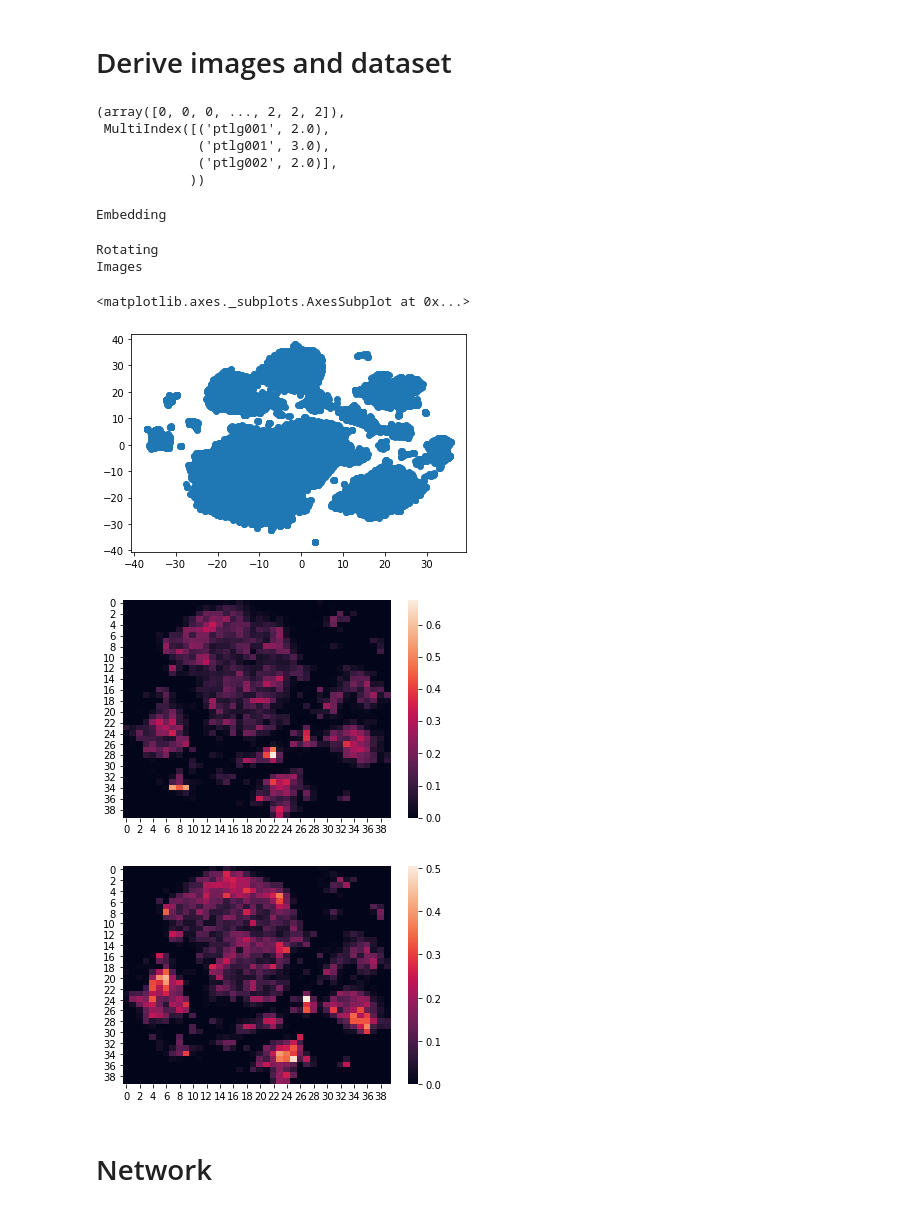
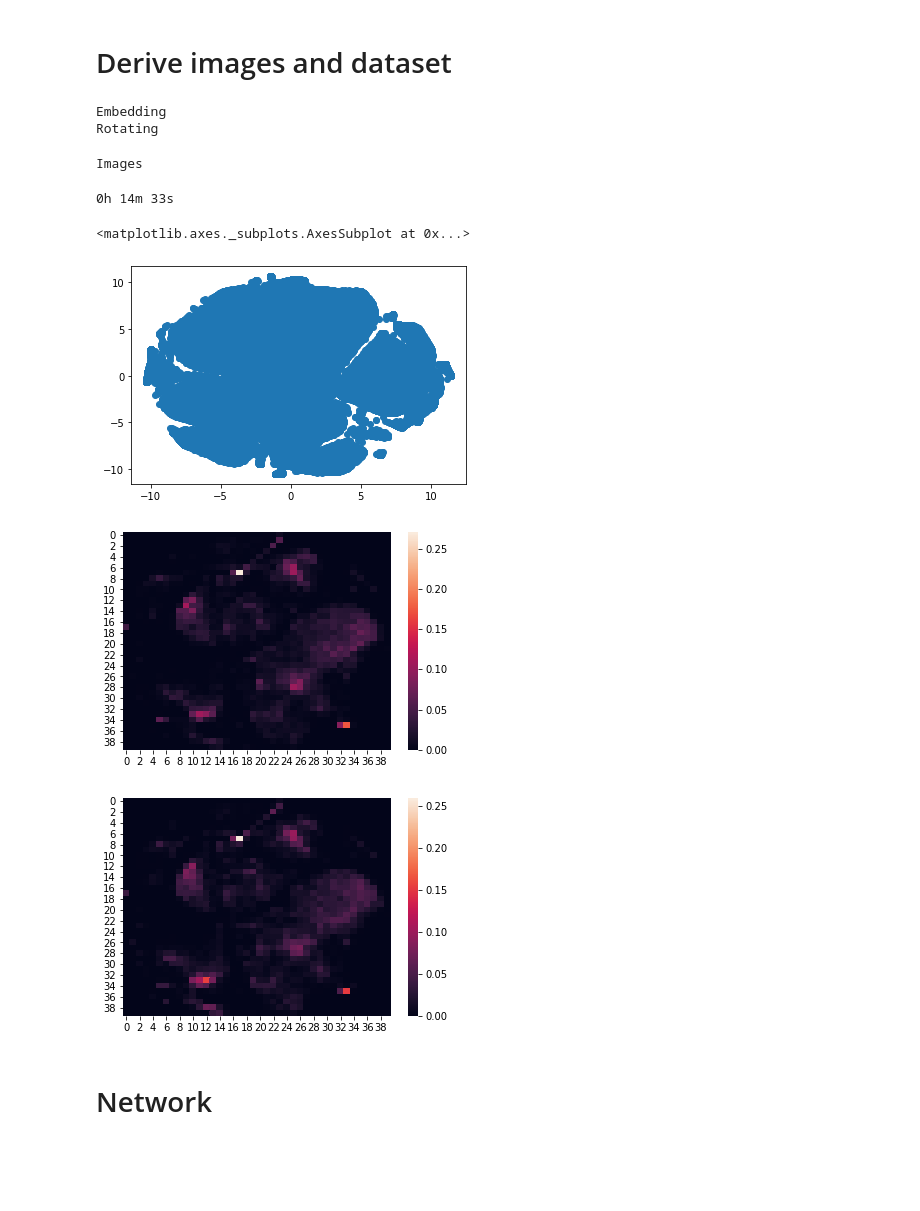
Before and after one commit to mariaxen/butterfly, a Jupyter notebook: notebooks/martin_003_deepinsight-single-cell.ipynb, the cells around one changed output. Cells and saved outputs as stored; diff of their text form; code cells hidden in the pictures; blank space fills up the shorter version.

```diff
--- a/notebooks/martin_003_deepinsight-single-cell.ipynb
+++ b/notebooks/martin_003_deepinsight-single-cell.ipynb
@@ -43,5 +105,2 @@ R.home()
 # %% [markdown]
 ## AFCS
-# %%
-import nalabafcs.automate.run.steps
-data_fcs = nalabafcs.automate.run.steps.load_fcs(n_jobs=3)
@@ -65,0 +107,11 @@ R[write to console]: The following objects are masked from ‘package:base’:
+# %%
+import nalabafcs.automate.run.steps
+import pathlib
+path = pathlib.Path(nb.file("fcs_temp.pickle"))
+if path.exists():
+    print("Loading from temp file")
+    data_fcs = pickle.load(open(path, "rb"))
+else:
+    print("Loading from FCS files")
+    data_fcs = nalabafcs.automate.run.steps.load_fcs(n_jobs=100)
+pickle.dump(data_fcs, open(path, "wb"))
@@ -67,7 +129,7 @@ R[write to console]: The following objects are masked from ‘package:base’:
 # Normalization
 # %%
 preprocessing = sklearn.preprocessing.MinMaxScaler().fit(data_fcs.features)
-data_features = preprocessing.transform(data_fcs.features)
+data_features = preprocessing.transform(data_fcs.features.values.copy(order="C"))
 # %% [markdown]
 # Test embeddings
 # %% [markdown]
@@ -195,32 +452,38 @@ Images
 # %%
 # sklearn.preprocessing.LabelEncoder().fit_transform(data_fcs.index.values)
 # data_fcs.index.values == data_fcs.index.values[0]
-data_fcs.index.factorize()
+# data_fcs.index.factorize()
-# %% [output]
-(array([0, 0, 0, ..., 2, 2, 2]),
- MultiIndex([('ptlg001', 2.0),
-             ('ptlg001', 3.0),
-             ('ptlg002', 2.0)],
-            ))
+# %%
+import fitsne
+import butterfly.deepinsight.album2
+
+start = time.time()
+
+t = butterfly.deepinsight.album2.SingleCellTransformer(
+    size=40,
+    embedding_algorithm=lambda X: fitsne.FItSNE(np.ascontiguousarray(X), nthreads=100),
+#     embedding_algorithm=None,
+    store_embeddings=True)
+X_album = t.fit_transform(data_features, data_fcs.index.factorize()[0])
+
+duration = time.time() - start
+# %% [output]
+Embedding
+Rotating
+Images
+# %%
+format_duration(duration)
+# %% [output]
+0h 14m 33s
 # %%
-from MulticoreTSNE import MulticoreTSNE as TSNE
-import butterfly.deepinsight.album2
-
-tsne = TSNE(n_jobs=6)
-t =butterfly.deepinsight.album2.SingleCellTransformer(size=40, embedding_algorithm=lambda X: tsne.fit_transform(X), store_embeddings=True)
-X_album = t.fit_transform(data_features, data_fcs.index.factorize()[0])
-
 plt.scatter(t.X_embedded_[:,0], t.X_embedded_[:,1])
 plt.figure()
 plt.scatter(t.X_rotated_[:,0], t.X_rotated_[:,1])
 sns.heatmap(X_album[0, 0, :])
 plt.figure()
 sns.heatmap(X_album[1, 0, :])
 # %% [output]
-Embedding
+<matplotlib.axes._subplots.AxesSubplot at 0x...>
-Rotating
-Images
-<matplotlib.axes._subplots.AxesSubplot at 0x...>
-[figure, old version]
+[figure, new version]
-[figure, old version]
+[figure, new version]
-[figure, old version]
+[figure, new version]
```
Also changed, not shown: parts of 96 cells of this notebook, 7 other files.
